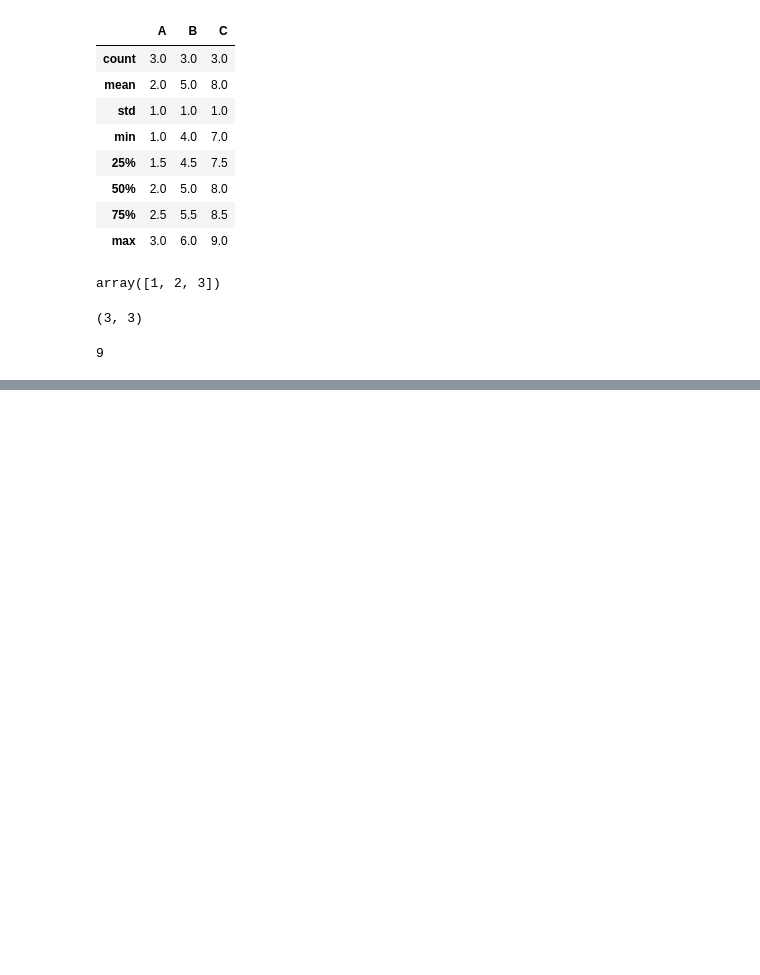
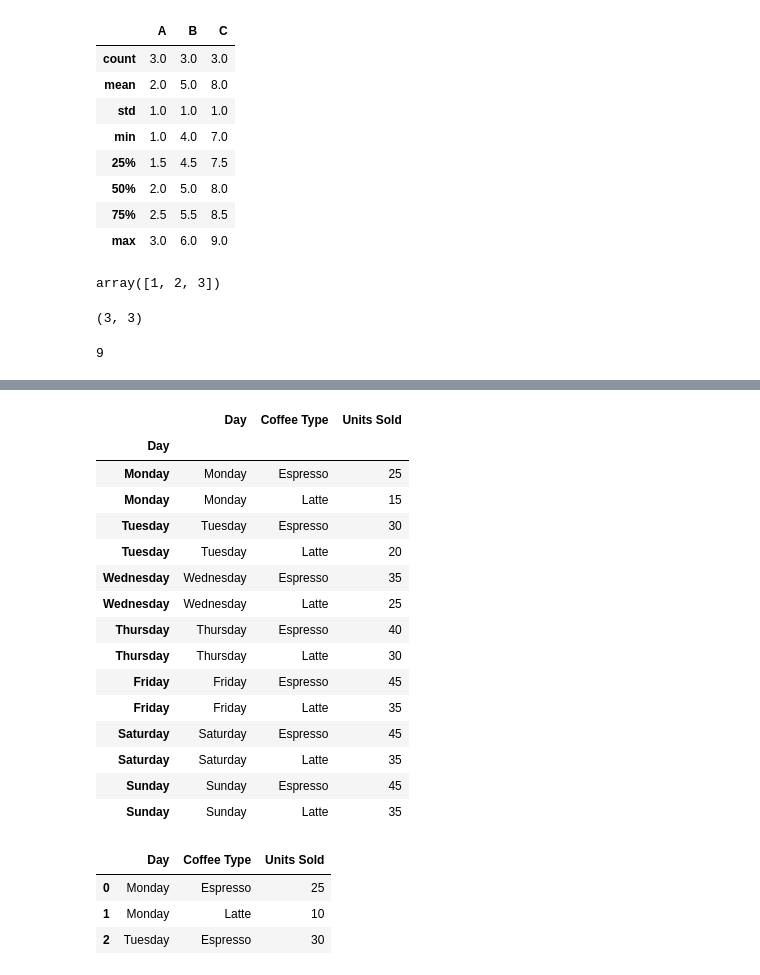
Before and after one commit to dev-paplix/pds-gx, a Jupyter notebook: Pandas.ipynb, the cells around one changed output, grey strips where cells are left out. Saved outputs shown, nothing was run; the diff lists cells and outputs as text; code cells hidden in the pictures; blank space fills up the shorter version.

```diff
--- a/Pandas.ipynb
+++ b/Pandas.ipynb
@@ -85,3 +85,8 @@ df.shape
 df.size
 # %% [output]
 9
+# %%
+# Reading CSV file
+
+coffee = pd.read_csv("./assets/coffee.csv")
+coffee.head(4)
@@ -87,0 +204,32 @@ df.size
+# %%
+# Changing the index
+
+coffee.index = coffee["Day"]
+coffee.head(14)
+# %% [output]
+|  | Day | Coffee Type | Units Sold |
+| Day |  |  |  |
+| Monday | Monday | Espresso | 25 |
+| Monday | Monday | Latte | 15 |
+| Tuesday | Tuesday | Espresso | 30 |
+| Tuesday | Tuesday | Latte | 20 |
+| Wednesday | Wednesday | Espresso | 35 |
+| Wednesday | Wednesday | Latte | 25 |
+| Thursday | Thursday | Espresso | 40 |
+| Thursday | Thursday | Latte | 30 |
+| Friday | Friday | Espresso | 45 |
+| Friday | Friday | Latte | 35 |
+| Saturday | Saturday | Espresso | 45 |
+| Saturday | Saturday | Latte | 35 |
+| Sunday | Sunday | Espresso | 45 |
+| Sunday | Sunday | Latte | 35 |
+# %%
+# Filter the amount
+coffee = pd.read_csv("./assets/coffee.csv")
+coffee.loc[1, 'Units Sold'] = 10
+coffee.head(3)
+# %% [output]
+|  | Day | Coffee Type | Units Sold |
+| 0 | Monday | Espresso | 25 |
+| 1 | Monday | Latte | 10 |
+| 2 | Tuesday | Espresso | 30 |
```
Also changed, not shown: parts of 15 cells of this notebook.
